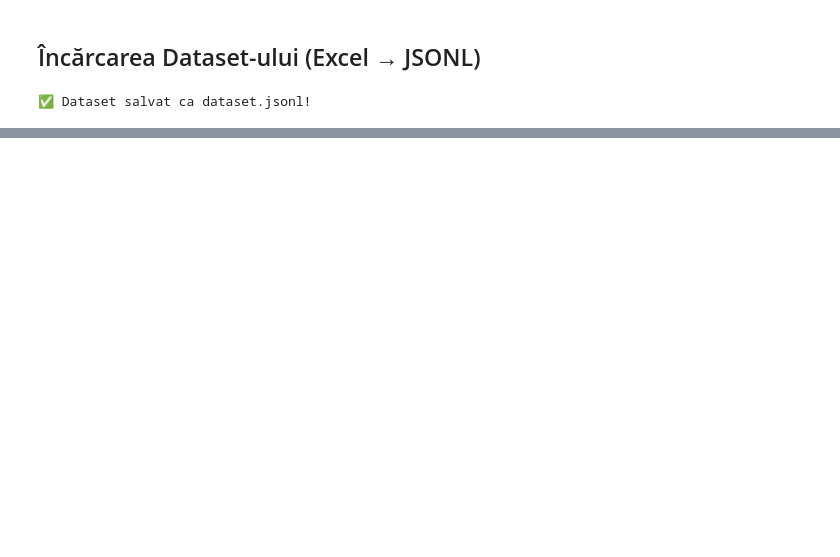
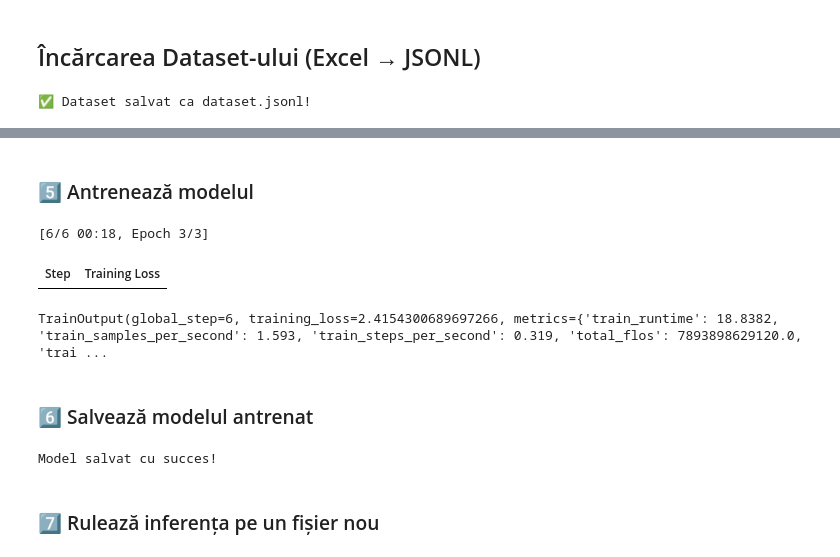
Before and after one commit to Dorin-Irimia/LLM_Google_Colab, a Jupyter notebook: Welcome_To_Colab.ipynb, the cells around one changed output, grey strips where cells are left out. Cells and saved outputs as stored; diff of their text form; code cells hidden in the pictures; blank space fills up the shorter version.

```diff
--- a/Welcome_To_Colab.ipynb
+++ b/Welcome_To_Colab.ipynb
@@ -90,0 +434,9 @@ print("✅ Dataset salvat ca dataset.jsonl!")
+# %%
+req_file = "Requirements.xlsx"
+test_file = "Test_cases.xlsx"
+req_df = pd.read_excel(req_file)
+test_df = pd.read_excel(test_file)
+
+# Verifică dacă fișierele sunt corect citite
+print(req_df.head())
+print(test_df.head())
@@ -90,0 +470,11 @@ print("✅ Dataset salvat ca dataset.jsonl!")
+# %%
+tokenizer = BertTokenizer.from_pretrained("bert-base-uncased")
+model = BertForSequenceClassification.from_pretrained("bert-base-uncased", num_labels=len(label_map))
+
+def tokenize_function(examples):
+    return tokenizer(examples["text"], padding="max_length", truncation=True)
+
+tokenized_datasets = dataset.map(tokenize_function, batched=True)
+
+# Verifică dacă tokenizarea funcționează
+print(tokenized_datasets[0])
@@ -90,0 +485,36 @@ print("✅ Dataset salvat ca dataset.jsonl!")
+# %% [markdown]
+### 5️⃣ Antrenează modelul
+# %%
+training_args = TrainingArguments(
+    output_dir="./results",
+    evaluation_strategy="no",
+    per_device_train_batch_size=8,
+    per_device_eval_batch_size=8,
+    num_train_epochs=3,
+    weight_decay=0.01,
+    report_to="none"  # Dezactivează wandb
+)
+
+trainer = Trainer(
+    model=model,
+    args=training_args,
+    train_dataset=tokenized_datasets,
+    tokenizer=tokenizer,
+)
+
+trainer.train()
+# %% [output]
+[6/6 00:18, Epoch 3/3]
+| Step | Training Loss |
+TrainOutput(global_step=6, training_loss=2.4154300689697266, metrics={'train_runtime': 18.8382, 'train_samples_per_second': 1.593, 'train_steps_per_second': 0.319, 'total_flos': 7893898629120.0, 'trai ...
+# %% [markdown]
+### 6️⃣ Salvează modelul antrenat
+# %%
+model.save_pretrained("./bert_finetuned")
+tokenizer.save_pretrained("./bert_finetuned")
+
+print("Model salvat cu succes!")
+# %% [output]
+Model salvat cu succes!
+# %% [markdown]
+### 7️⃣ Rulează inferența pe un fișier nou
```
Also changed, not shown: parts of 16 cells of this notebook.
